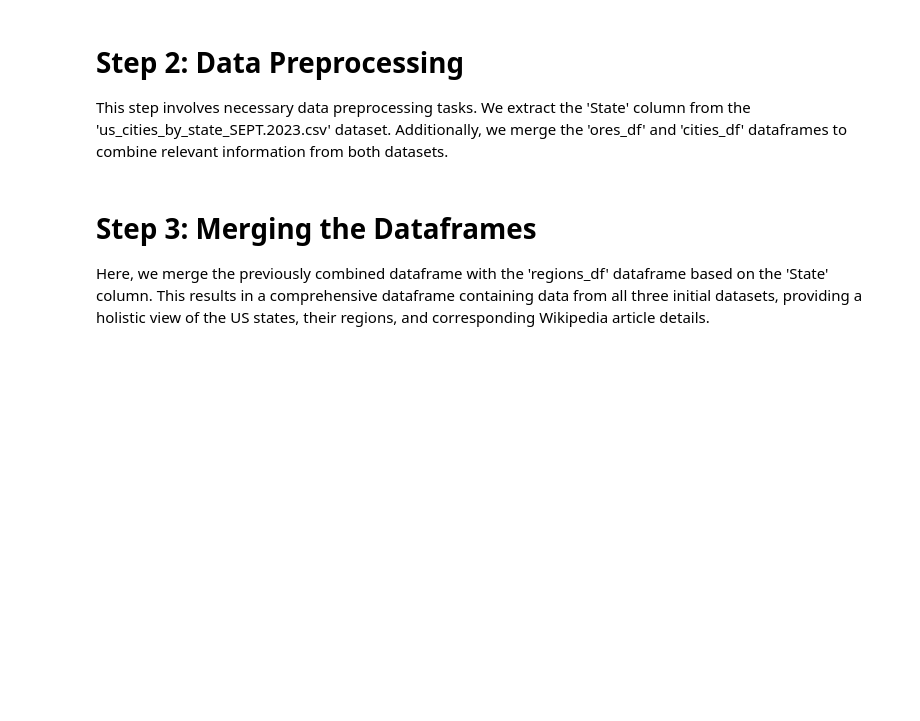
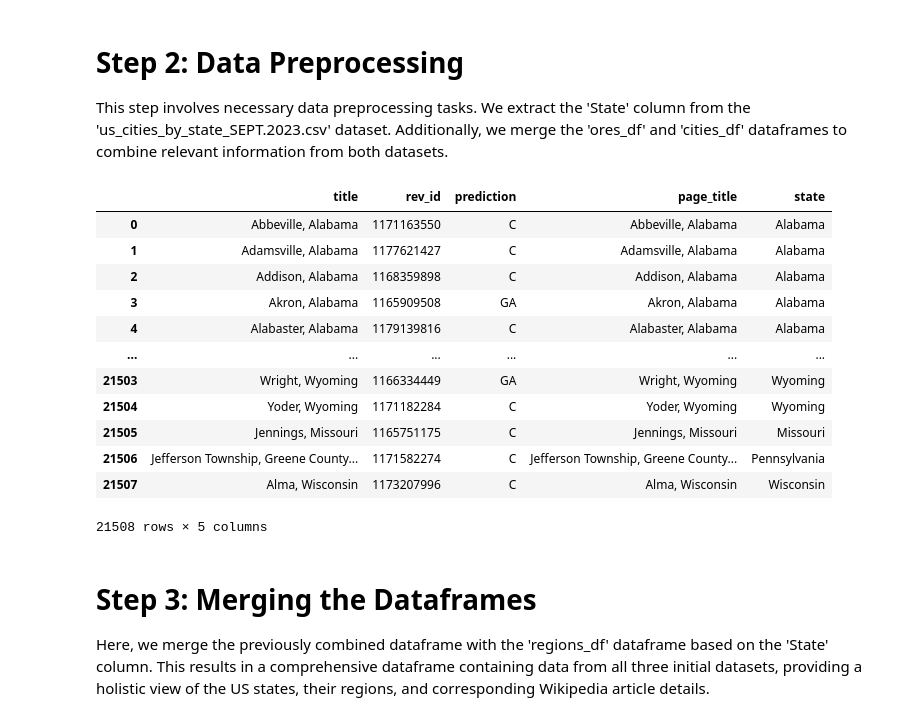
Before and after one commit to Ishank09/data-512-homework_2, a Jupyter notebook: src/data_merge.ipynb, the cells around one changed output. Cells and saved outputs as stored; diff of their text form; code cells hidden in the pictures; blank space fills up the shorter version.

```diff
--- a/src/data_merge.ipynb
+++ b/src/data_merge.ipynb
@@ -29,3 +70,19 @@ merged_df = pd.merge(ores_df, cities_df, left_on='Title', right_on='page_title',
+# %%
+merged_df
+# %% [output]
+|  | title | rev_id | prediction | page_title | state |
+| 0 | Abbeville, Alabama | 1171163550 | C | Abbeville, Alabama | Alabama |
+| 1 | Adamsville, Alabama | 1177621427 | C | Adamsville, Alabama | Alabama |
+| 2 | Addison, Alabama | 1168359898 | C | Addison, Alabama | Alabama |
+| 3 | Akron, Alabama | 1165909508 | GA | Akron, Alabama | Alabama |
+| 4 | Alabaster, Alabama | 1179139816 | C | Alabaster, Alabama | Alabama |
+| ... | ... | ... | ... | ... | ... |
+| 21503 | Wright, Wyoming | 1166334449 | GA | Wright, Wyoming | Wyoming |
+| 21504 | Yoder, Wyoming | 1171182284 | C | Yoder, Wyoming | Wyoming |
+| 21505 | Jennings, Missouri | 1165751175 | C | Jennings, Missouri | Missouri |
+| 21506 | Jefferson Township, Greene County... | 1171582274 | C | Jefferson Township, Greene County... | Pennsylvania |
+| 21507 | Alma, Wisconsin | 1173207996 | C | Alma, Wisconsin | Wisconsin |
+21508 rows × 5 columns
 # %% [markdown]
 # Step 3: Merging the Dataframes
 Here, we merge the previously combined dataframe with the 'regions_df' dataframe based on the 'State' column. This results in a comprehensive dataframe containing data from all three initial datasets, providing a holistic view of the US states, their regions, and corresponding Wikipedia article details.
```
Also changed, not shown: parts of 16 cells of this notebook, 6 other files.
